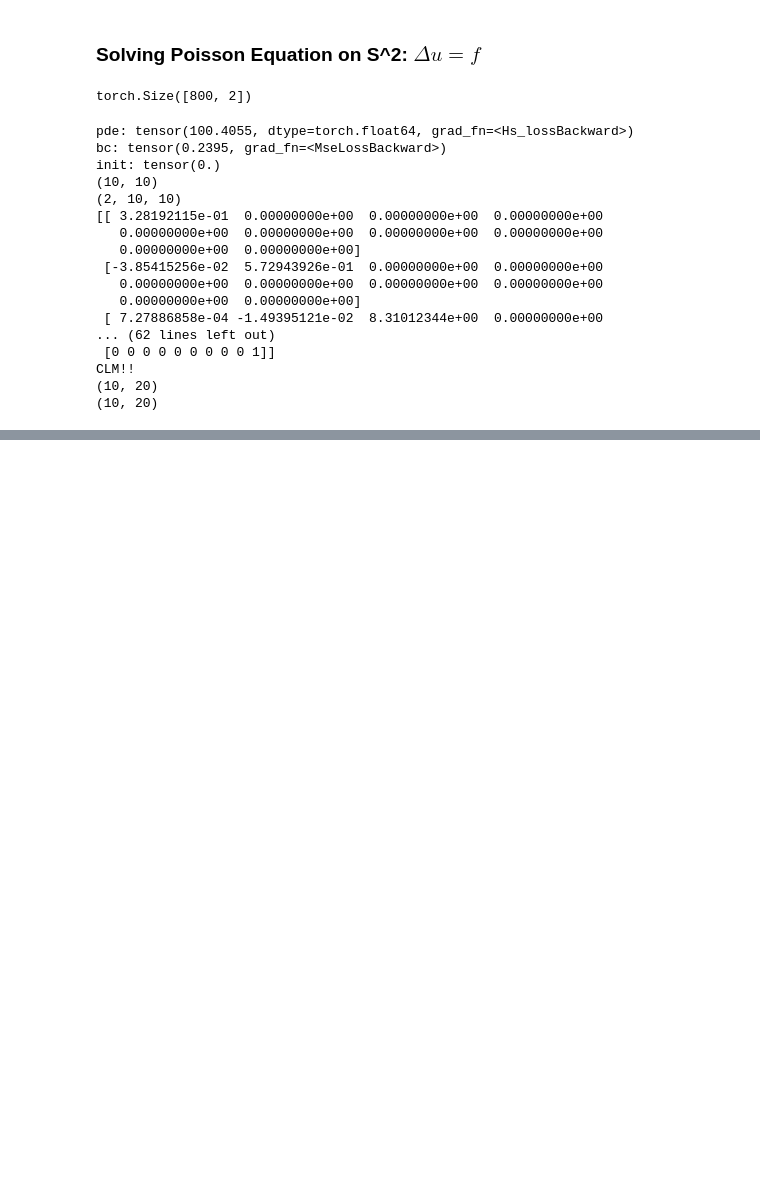
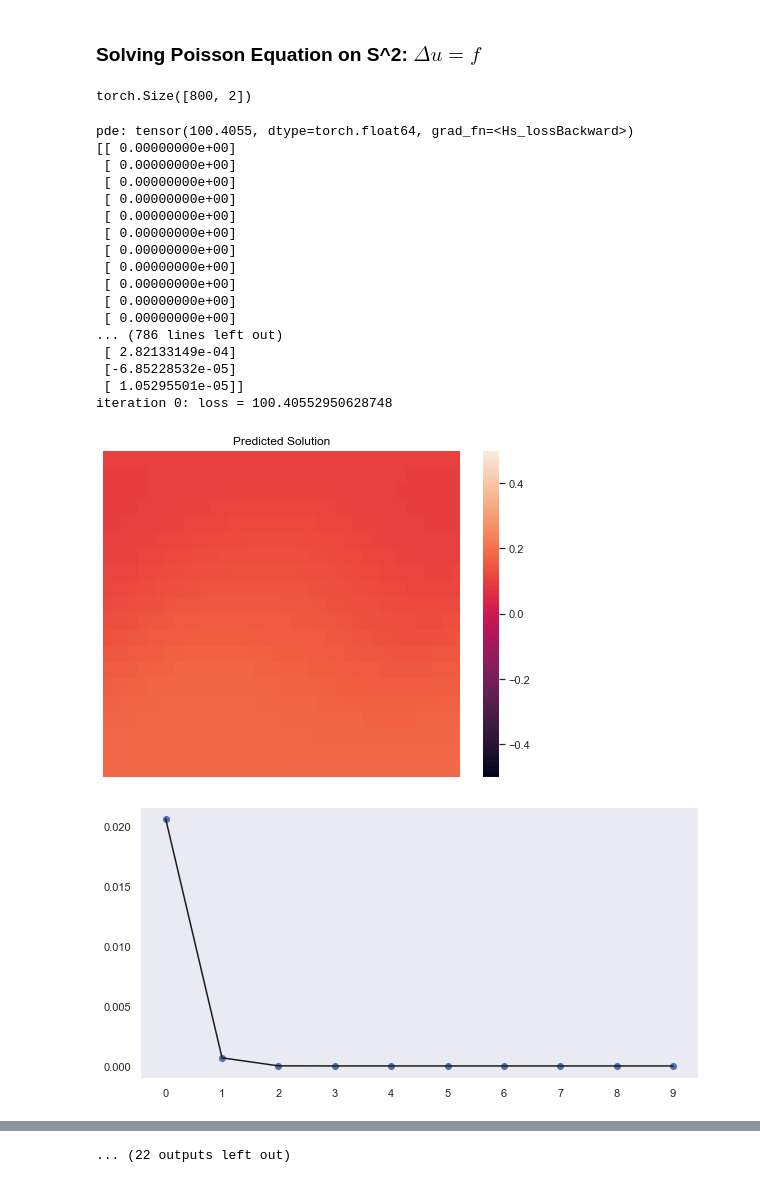
Before and after one commit to a-gupte/PDPINN, a Jupyter notebook: sh_transform.ipynb, the cells around one changed output, grey strips where cells are left out. Saved outputs shown, nothing was run; the diff lists cells and outputs as text; code cells hidden in the pictures; blank space fills up the shorter version.

```diff
--- a/sh_transform.ipynb
+++ b/sh_transform.ipynb
@@ -222,55 +222,58 @@ def construct_model(net):
                     truth_init, predict_init = problem.bound_condition(coor_init, infer_value_init)
                     self.init_loss = self.bc_loss_f(predict_init, truth_init)
                 self.predict_error_value = self.predict_error()
-                self.total_loss = self.pde_loss + self.bc_loss + self.init_loss
+                self.total_loss = self.pde_loss #+ self.bc_loss + self.init_loss
                 print("pde: "+ str(self.pde_loss))
-                print("bc: "+ str(self.bc_loss))
-                print("init: "+ str(self.init_loss))
+#                 print("bc: "+ str(self.bc_loss))
+#                 print("init: "+ str(self.init_loss))
                 self.add_loss_history()
                 self.total_loss.backward()
 
                 ## not sure how to get backward for pde_loss since it's a numpy
                 ## how can we make it into a tensor??
 
-                my_grad = self.pde_loss.backward() + self.bc_loss.backward() + self.init_loss.backward()
-                self.total_loss.backward(my_grad)
+#                 print(self.pde_loss.backward(), self.bc_loss.backward(), self.init_loss.backward())
+#                 my_grad = self.pde_loss.backward() #+ self.bc_loss.backward() + self.init_loss.backward()
+#                 self.total_loss.backward(my_grad)
 
                 opt.step()
                 opt.zero_grad()
 
 #                 for i in range(len(self.loss_history)):
 #                     for j in range(3):
 #                         self.loss_history[i][j] = self.loss_history[i][j].detach().requires_grad_(False)
 
                 if iter % (maxiter // 100) == 0:
                     print("iteration {}: loss = {}".format(iter, self.total_loss))
 
                 if iter % int(maxiter / 10) == 0:
                     self.plot(net)
 
             self.plot(net)
             self.plot_true()
 #             self.post_process()
 
     return Poisson1dModel()
 
 model = construct_model(Sphere_Net([3, 50, 50, 50, 16, 1]))
 model.train()
 # %% [output]
 pde: tensor(100.4055, dtype=torch.float64, grad_fn=<Hs_lossBackward>)
-bc: tensor(0.2395, grad_fn=<MseLossBackward>)
-init: tensor(0.)
-(10, 10)
-(2, 10, 10)
-[[ 3.28192115e-01  0.00000000e+00  0.00000000e+00  0.00000000e+00
-   0.00000000e+00  0.00000000e+00  0.00000000e+00  0.00000000e+00
-   0.00000000e+00  0.00000000e+00]
- [-3.85415256e-02  5.72943926e-01  0.00000000e+00  0.00000000e+00
-   0.00000000e+00  0.00000000e+00  0.00000000e+00  0.00000000e+00
-   0.00000000e+00  0.00000000e+00]
- [ 7.27886858e-04 -1.49395121e-02  8.31012344e+00  0.00000000e+00
-... (62 lines left out)
- [0 0 0 0 0 0 0 0 0 1]]
-CLM!!
-(10, 20)
-(10, 20)
+[[ 0.00000000e+00]
+ [ 0.00000000e+00]
+ [ 0.00000000e+00]
+ [ 0.00000000e+00]
+ [ 0.00000000e+00]
+ [ 0.00000000e+00]
+ [ 0.00000000e+00]
+ [ 0.00000000e+00]
+ [ 0.00000000e+00]
+ [ 0.00000000e+00]
+ [ 0.00000000e+00]
+... (786 lines left out)
+ [ 2.82133149e-04]
+ [-6.85228532e-05]
+ [ 1.05295501e-05]]
+iteration 0: loss = 100.40552950628748
+[figure, added]
+[figure, added]
@@ -278,3 +337,4 @@ ValueError: operands could not be broadcast together with remapped shapes [origi
+... (22 outputs left out)
 # %%
 a = np.array([[0, 1, 2, 3, 4],
        [5, 6, 7, 8, 9]])
```
Also changed, not shown: parts of 2 cells of this notebook, 3 other files.
